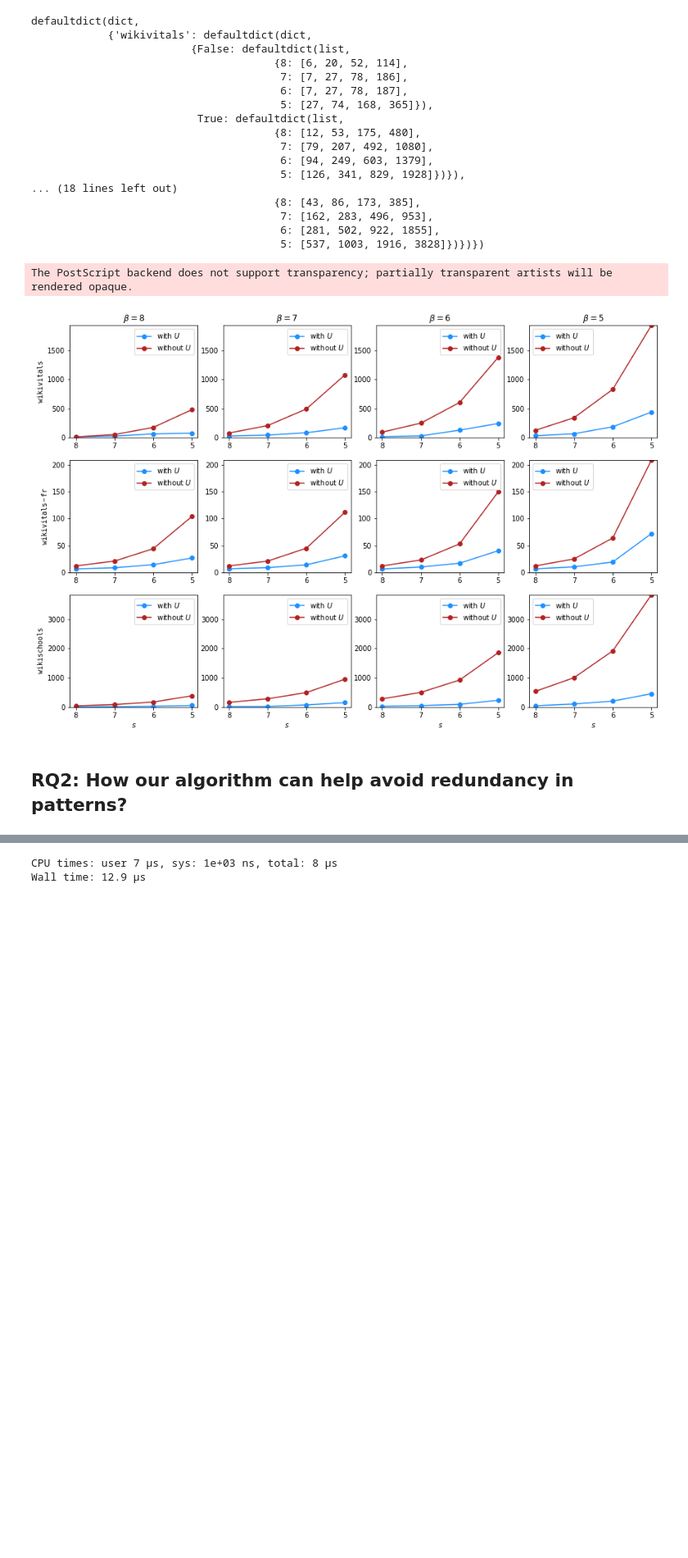
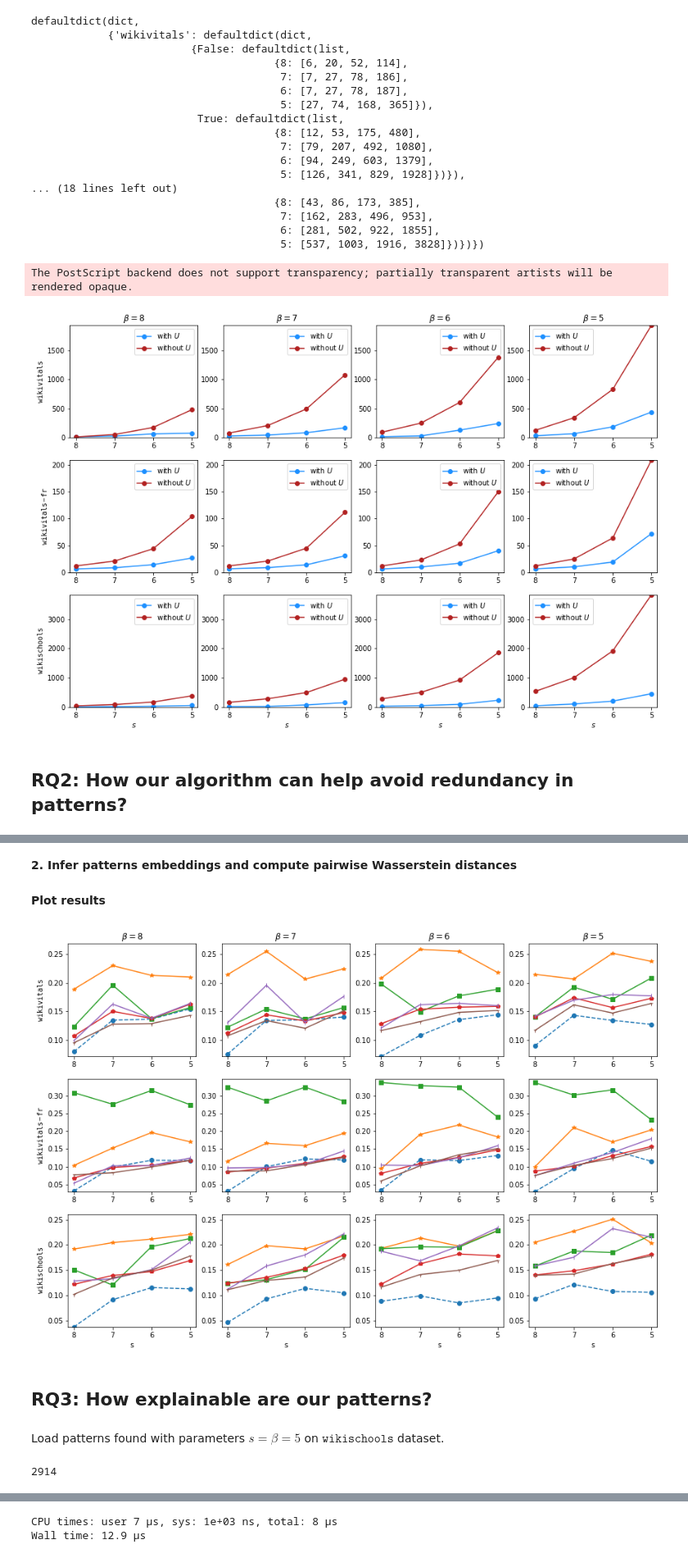
Before and after one commit to Co-MEG/CoMEG, a Jupyter notebook: notebooks/pattern_analysis.ipynb, the cells around one changed output, grey strips where cells are left out. Shown at 82% size. Drawn from its saved outputs; the diff is of its cells as text; code cells hidden in the pictures; blank space fills up the shorter version.

```diff
--- a/notebooks/pattern_analysis.ipynb
+++ b/notebooks/pattern_analysis.ipynb
@@ -322,0 +404,2 @@ The PostScript backend does not support transparency; partially transparent arti
+# %% [markdown]
+**2. Infer patterns embeddings and compute pairwise Wasserstein distances**
@@ -322,0 +427,70 @@ The PostScript backend does not support transparency; partially transparent arti
+# %% [markdown]
+**Plot results**
+# %%
+# concept_attributes matrices contains numerical data instead of binary
+# Doc2Vec embedding of matrices instead of Spectral embedding
+datasets = ['wikivitals', 'wikivitals-fr', 'wikischools']
+betas = [8, 7, 6, 5]
+ss = [8, 7, 6, 5]
+markers = ['o', '*', 's', 'p', '|', '1']
+
+fig, ax = plt.subplots(len(datasets), len(betas), figsize=(15, 10))
+
+for d, dataset in enumerate(datasets):
+    min_y = np.inf
+    max_y = 0
+    for j, b in enumerate(betas):
+
+        vals_concepts = [avg_wassertein_distances.get(dataset).get(int(b)).get(s).get('concepts')[0] for s in ss]
+        vals_summarized = [avg_wassertein_distances.get(dataset).get(int(b)).get(s).get('summarized')[0] for s in ss]
+        vals_louvain = [avg_wassertein_distances.get(dataset).get(int(b)).get(s).get('louvain')[0] for s in ss]
+        vals_spectral = [avg_wassertein_distances.get(dataset).get(int(b)).get(s).get('spectral_kmeans')[0] for s in ss]
+        vals_gnn = [avg_wassertein_distances.get(dataset).get(int(b)).get(s).get('gnn_kmeans')[0] for s in ss]
+        vals_doc2vec = [avg_wassertein_distances.get(dataset).get(int(b)).get(s).get('doc2vec_kmeans')[0] for s in ss]
+
+        min_y = min(min_y, min(np.min(vals_concepts), np.min(vals_summarized), np.min(vals_louvain), np.min(vals_spectral),
+                   np.min(vals_gnn), np.min(vals_doc2vec)))
+        max_y = max(max_y, max(np.max(vals_concepts), np.max(vals_summarized), np.max(vals_louvain), np.max(vals_spectral),
+                   np.max(vals_gnn), np.max(vals_doc2vec)))
+
+        ax[d, j].plot(vals_concepts, label='patterns', marker=markers[0], linestyle='dashed')
+        ax[d, j].plot(vals_summarized, label='summaries', marker=markers[1])
+        ax[d, j].plot(vals_louvain, label='louvain', marker=markers[2])
+        ax[d, j].plot(vals_spectral, label='spectral', marker=markers[3])
+        ax[d, j].plot(vals_gnn, label='GNN', marker=markers[4])
+        ax[d, j].plot(vals_doc2vec, label='doc2vec', marker=markers[5])
+        ax[d, j].set_xticks(np.arange(0, len(betas)), labels=ticks_labels)
+        if d == 0:
+            ax[d, j].set_title(rf'$\beta={b}$')
+        #ax[d, j].legend(loc='lower left')
+        if d == 2:
+            ax[d, j].set_xlabel('s')
+
+    for k in range(len(betas)):
+        ax[d, k].set_ylim(min_y, max_y+0.01)
+
+for i in range(len(datasets)):
+    ax[i, 0].set_ylabel(rf'$\tt{datasets[i]}$')
+
+#ax[0].set_ylabel('Average pairwise Wasserstein distance');
+#plt.legend(bbox_to_anchor=(1., 3.435), loc='upper left');
+plt.savefig('../output/img/wd_distances_concepts_d2vmodel.eps', dpi=200, bbox_inches='tight')
+# %% [output]
+[figure, new version]
+# %% [markdown]
+## RQ3: How explainable are our patterns?
+# %% [markdown]
+Load patterns found with parameters $s=\beta=5$ on $\texttt{wikischools}$ dataset.
+# %%
+dataset = 'wikischools'
+s = 5
+beta = 5
+sorted_attributes = True
+
+# Load result
+with open(f"../output/result/result_{dataset}_{beta}_{s}_order{str(sorted_attributes)}.bin", "rb") as data:
+    result = pickle.load(data)
+
+print(len(result))
+# %% [output]
+2914
```
Also changed, not shown: parts of 66 cells of this notebook.
